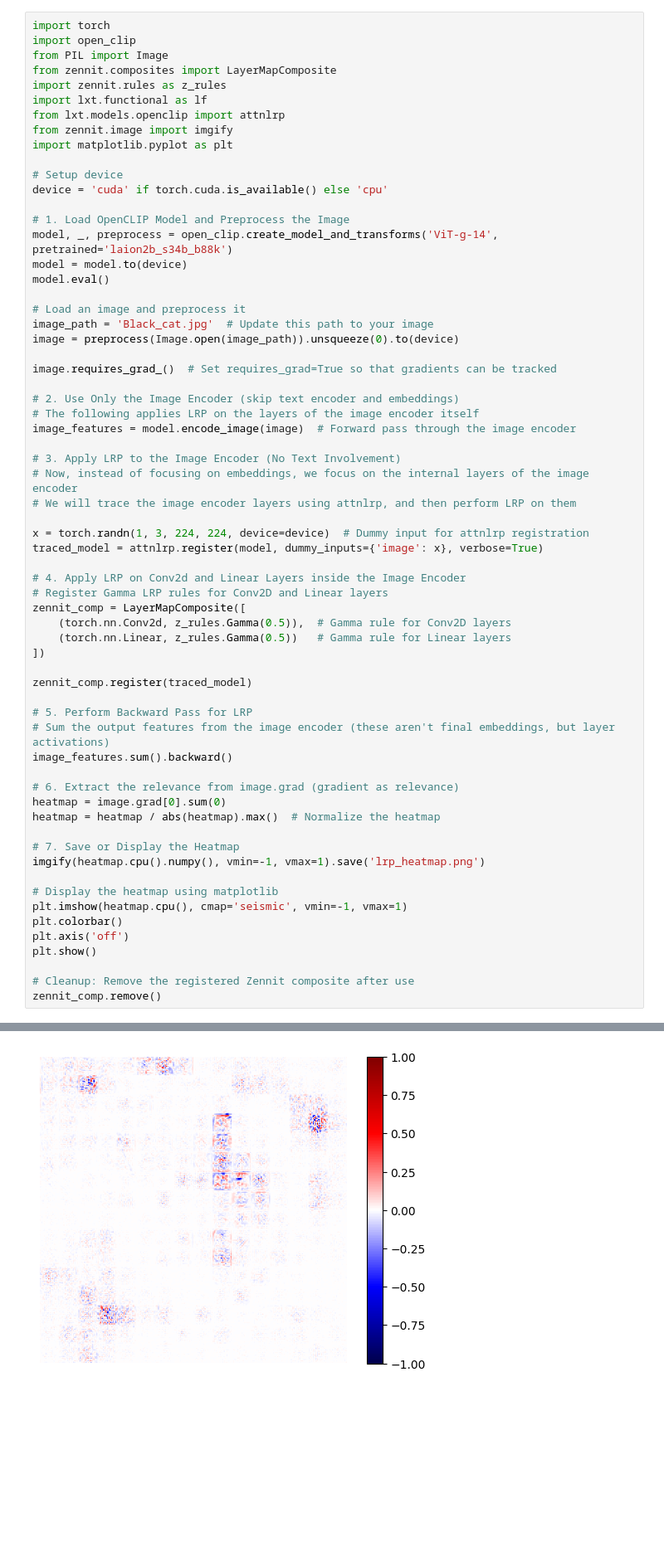
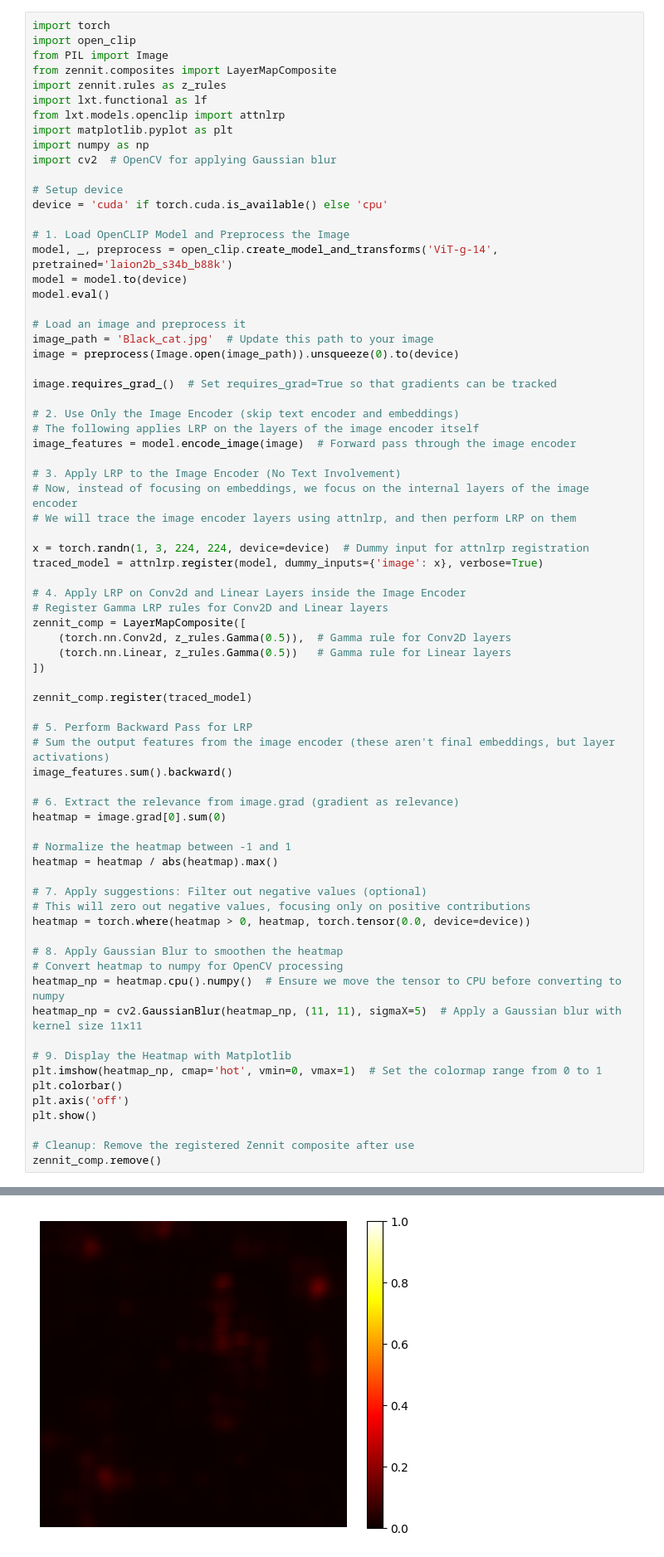
Before and after one commit to KexingLi22/CLIP_LRP_Experiments, a Jupyter notebook: CLIP_Encoder_lxt_LRP.ipynb, the cells around one changed output, grey strips where cells are left out. Shown at 83% size. Saved outputs shown, nothing was run; the diff lists cells and outputs as text; blank space fills up the shorter version.

Commit message:
Apply suggestions: Filter out negative values and Gaussian Blur to smoothen the heatmap.

```diff
--- a/CLIP_Encoder_lxt_LRP.ipynb
+++ b/CLIP_Encoder_lxt_LRP.ipynb
@@ -6,8 +6,9 @@ from zennit.composites import LayerMapComposite
 import zennit.rules as z_rules
 import lxt.functional as lf
 from lxt.models.openclip import attnlrp
-from zennit.image import imgify
 import matplotlib.pyplot as plt
+import numpy as np
+import cv2  # OpenCV for applying Gaussian blur
 
 # Setup device
 device = 'cuda' if torch.cuda.is_available() else 'cpu'
@@ -48,39 +49,47 @@ zennit_comp.register(traced_model)
 image_features.sum().backward()
 
 # 6. Extract the relevance from image.grad (gradient as relevance)
 heatmap = image.grad[0].sum(0)
-heatmap = heatmap / abs(heatmap).max()  # Normalize the heatmap
 
-# 7. Save or Display the Heatmap
-imgify(heatmap.cpu().numpy(), vmin=-1, vmax=1).save('lrp_heatmap.png')
+# Normalize the heatmap between -1 and 1
+heatmap = heatmap / abs(heatmap).max()
 
-# Display the heatmap using matplotlib
-plt.imshow(heatmap.cpu(), cmap='seismic', vmin=-1, vmax=1)
+# 7. Apply suggestions: Filter out negative values (optional)
+# This will zero out negative values, focusing only on positive contributions
+heatmap = torch.where(heatmap > 0, heatmap, torch.tensor(0.0, device=device))
+
+# 8. Apply Gaussian Blur to smoothen the heatmap
+# Convert heatmap to numpy for OpenCV processing
+heatmap_np = heatmap.cpu().numpy()  # Ensure we move the tensor to CPU before converting to numpy
+heatmap_np = cv2.GaussianBlur(heatmap_np, (11, 11), sigmaX=5)  # Apply a Gaussian blur with kernel size 11x11
+
+# 9. Display the Heatmap with Matplotlib
+plt.imshow(heatmap_np, cmap='hot', vmin=0, vmax=1)  # Set the colormap range from 0 to 1
 plt.colorbar()
 plt.axis('off')
 plt.show()
 
 # Cleanup: Remove the registered Zennit composite after use
 zennit_comp.remove()
 # %% [output]
 +-------------------------------------------------------------------------------------------------+------------------------------------------------------------+------------+------------------+
 | Parent Module                                                                                   | Function                                                   | Replaced   | LRP compatible   |
 +=================================================================================================+============================================================+============+==================+
 | ('visual.conv1', <class 'torch.nn.modules.conv.Conv2d'>)                                        | -                                                          | -          |  ⁇               |
 +-------------------------------------------------------------------------------------------------+------------------------------------------------------------+------------+------------------+
 | ('visual.patch_dropout', <class 'torch.nn.modules.linear.Identity'>)                            | -                                                          | -          |  ⁇               |
 +-------------------------------------------------------------------------------------------------+------------------------------------------------------------+------------+------------------+
 | ('visual.transformer.resblocks.0.ls_1', <class 'torch.nn.modules.linear.Identity'>)             | -                                                          | -          |  ⁇               |
 +-------------------------------------------------------------------------------------------------+------------------------------------------------------------+------------+------------------+
 | ('visual.transformer.resblocks.0.mlp.c_fc', <class 'torch.nn.modules.linear.Linear'>)           | -                                                          | -          |  ⁇               |
 +-------------------------------------------------------------------------------------------------+------------------------------------------------------------+------------+------------------+
 | ('visual.transformer.resblocks.0.mlp.gelu.module', <class 'torch.nn.modules.activation.GELU'>)  | -                                                          | -          |  ⁇               |
 ... (821 lines left out)
 | Root                                                                                            | <function normalize at 0x...>                 |  ✓         |  ✓               |
 +-------------------------------------------------------------------------------------------------+------------------------------------------------------------+------------+------------------+
 | Root                                                                                            | exp                                                        | -          |  ✗               |
 +-------------------------------------------------------------------------------------------------+------------------------------------------------------------+------------+------------------+
-[figure, old version]
+[figure, new version]
 # %%
 import numpy as np
 import matplotlib.pyplot as plt
```
Also changed, not shown: parts of 1 cell of this notebook.
